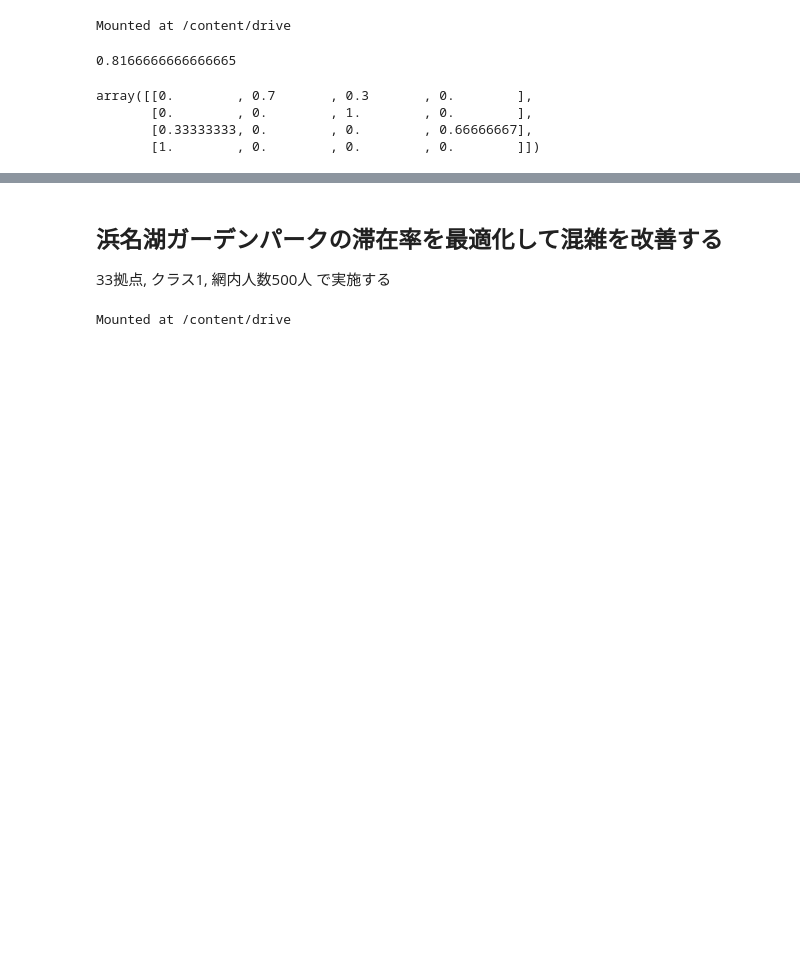
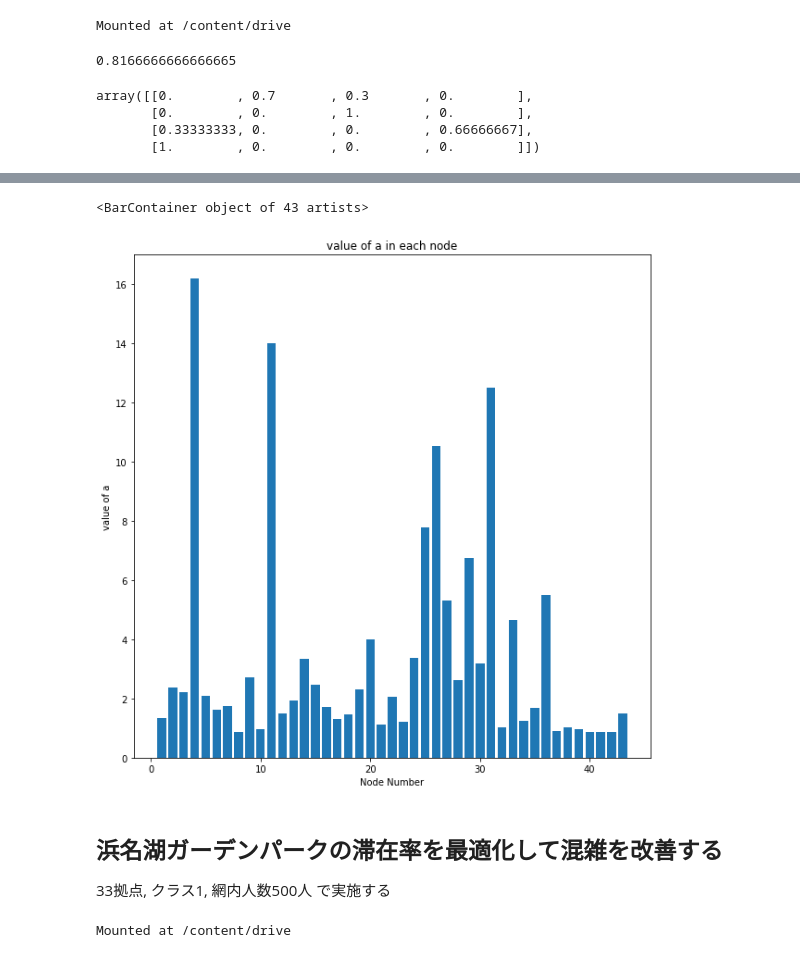
Before and after one commit to smzn/ContinuousMarkov_lib, a Jupyter notebook: 非線形計画法(制約あり).ipynb, the cells around one changed output, grey strips where cells are left out. Cells and saved outputs as stored; diff of their text form; code cells hidden in the pictures; blank space fills up the shorter version.

```diff
--- a/非線形計画法(制約あり).ipynb
+++ b/非線形計画法(制約あり).ipynb
@@ -733,3 +803,17 @@ print('目的間数値(最終) : {0}'.format(val))
+# %%
+#最適化後の滞在率
+x_label = [i for i in range(1, len(pi)+1)]
+x_label_noout = [i for i in range(1, len(pi))]
+plt.figure(figsize=(10,10))
+plt.title('value of a in each node')
+plt.xlabel('Node Number')
+plt.ylabel('value of a')
+mu_noout = np.delete(res['x'], -1)
+#plt.bar(x_label, res['x'])
+plt.bar(x_label_noout, mu_noout)
+# %% [output]
+<BarContainer object of 43 artists>
+[figure, added]
 # %% [markdown]
 ## 浜名湖ガーデンパークの滞在率を最適化して混雑を改善する
 33拠点, クラス1, 網内人数500人 で実施する
```
Also changed, not shown: parts of 17 cells of this notebook.
